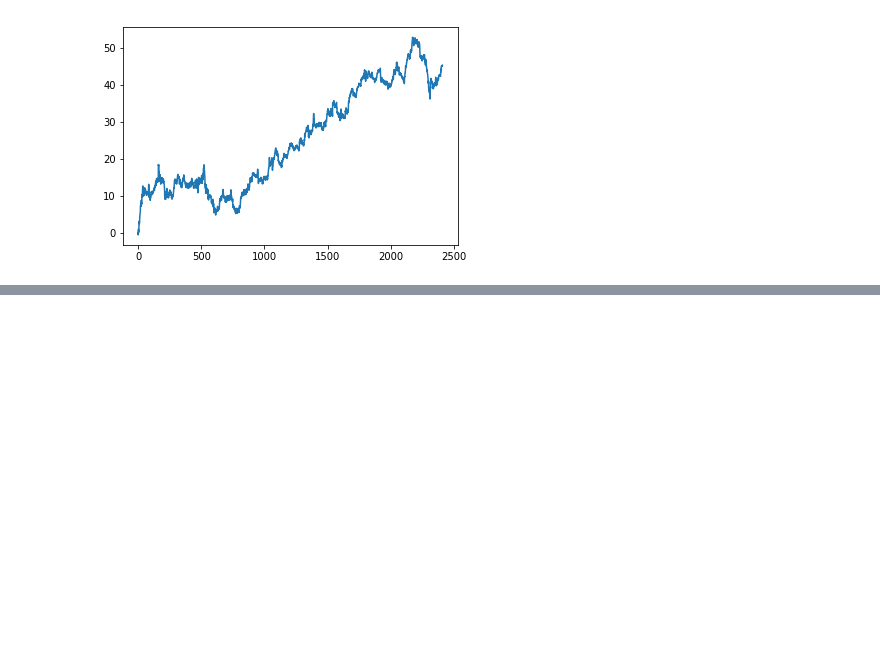
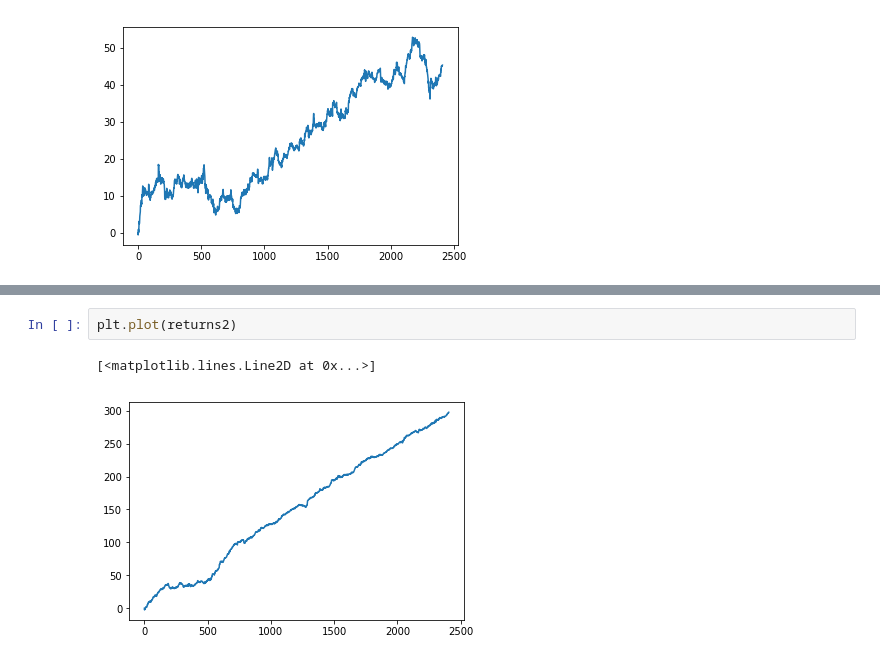
Before and after one commit to joshuap2613/MomentumTrading, a Jupyter notebook: Elo_Pairs_Trades/EloTrading.ipynb, the cells around one changed output, grey strips where cells are left out. Cells and saved outputs as stored; diff of their text form; blank space fills up the shorter version.

```diff
--- a/Elo_Pairs_Trades/EloTrading.ipynb
+++ b/Elo_Pairs_Trades/EloTrading.ipynb
@@ -164,0 +173,5 @@ returns4 = binary_unweighted_bet_
+# %%
+plt.plot(returns2)
+# %% [output]
+[<matplotlib.lines.Line2D at 0x...>]
+[figure, added]
```
Also changed, not shown: parts of 15 cells of this notebook.
